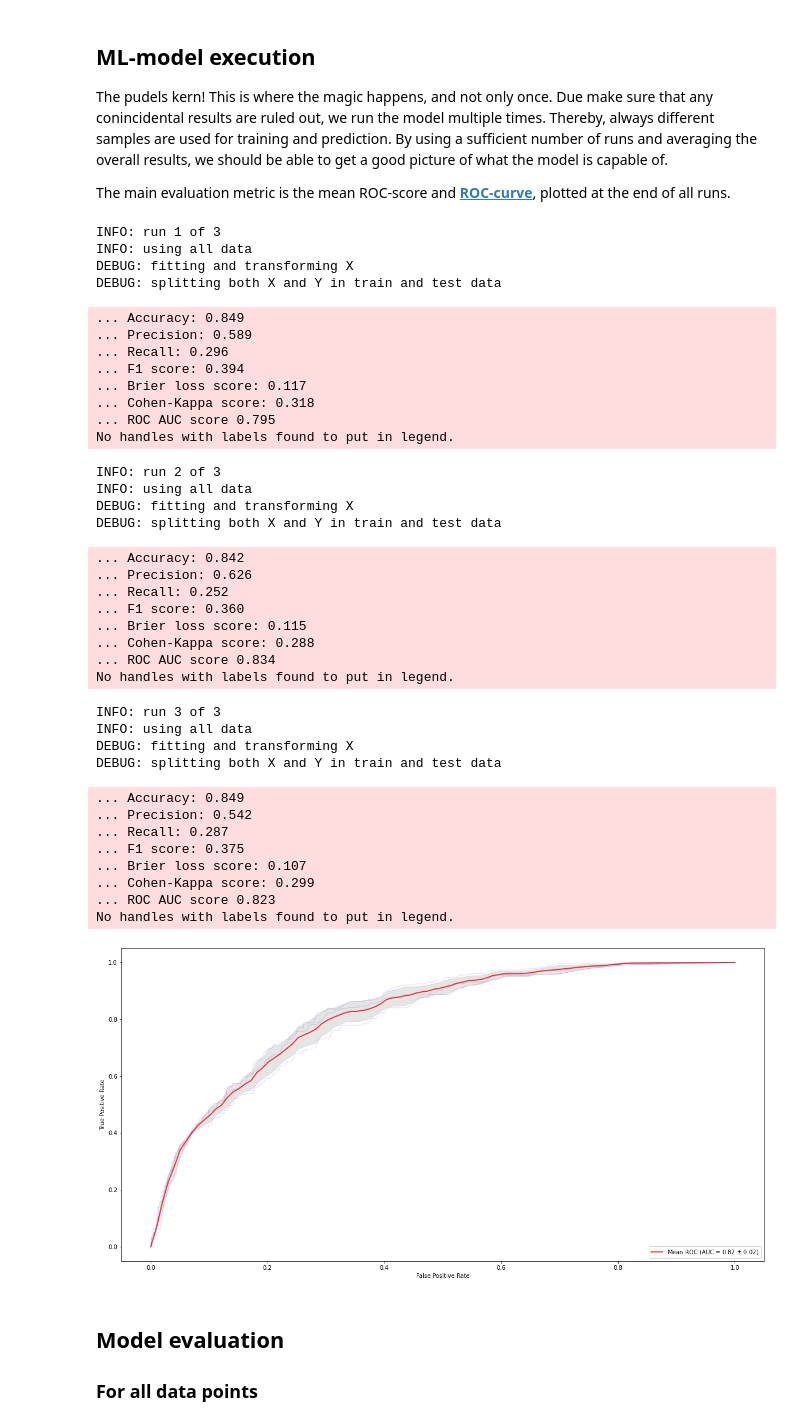
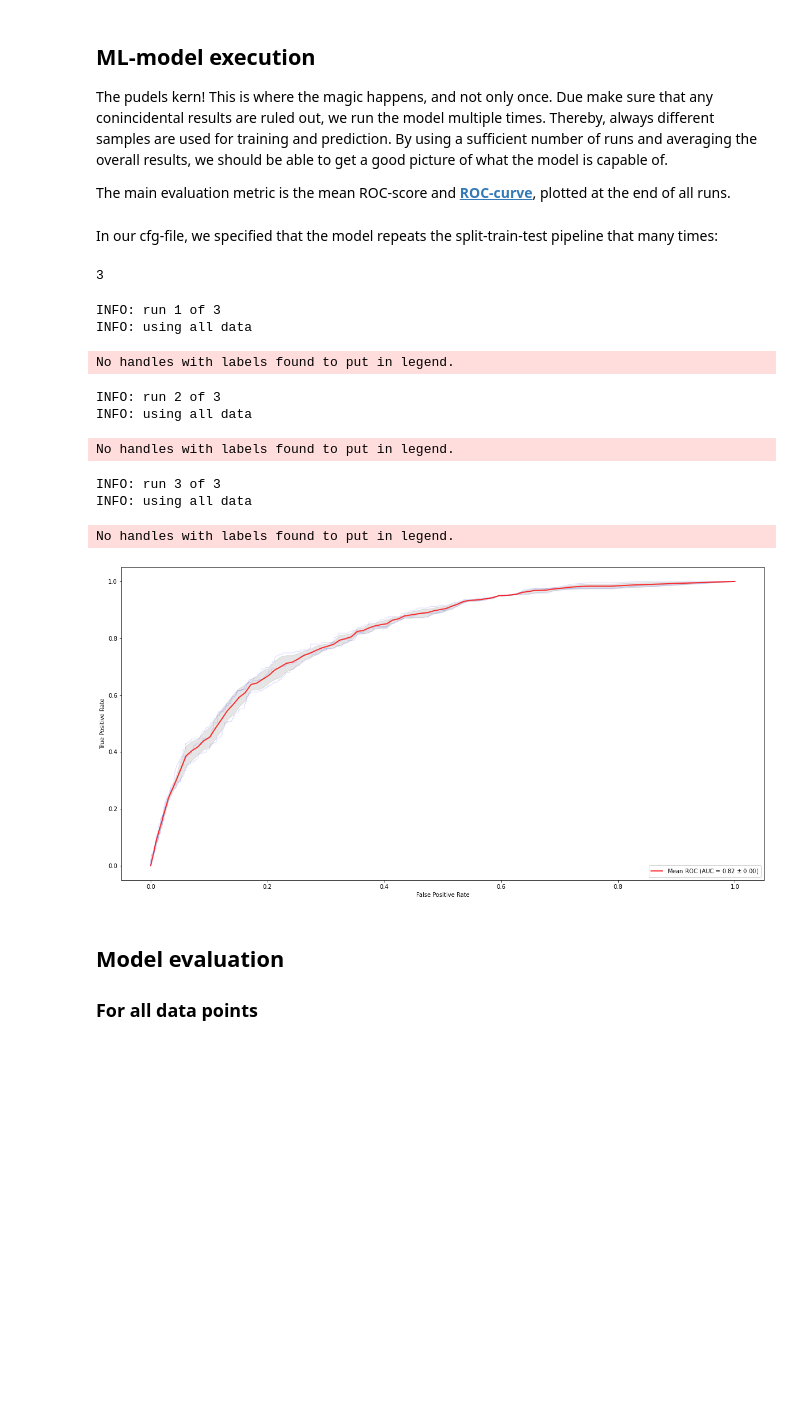
Before and after one commit to JannisHoch/copro, a Jupyter notebook: example/nb03_model_execution_and_evaluation.ipynb, the cells around one changed output. Cells and saved outputs as stored; diff of their text form; code cells hidden in the pictures; blank space fills up the shorter version.

```diff
--- a/example/nb03_model_execution_and_evaluation.ipynb
+++ b/example/nb03_model_execution_and_evaluation.ipynb
@@ -61,8 +63,8 @@ config.get('pre_calc', 'XY')
 # %% [markdown]
 Now that this is taken care of, we also need to load in the data from the very first notebook.
 # %%
-conflict_gdf = gpd.read_file(os.path.join(out_dir, 'selected_conflicts.shp'))
-selected_polygons_gdf = gpd.read_file(os.path.join(out_dir, 'selected_polygons.shp'))
+conflict_gdf = gpd.read_file('conflicts.shp')
+selected_polygons_gdf = gpd.read_file('polygons.shp')
 # %% [markdown]
 Again, for the conversion from numpy array to dataframe this requires a few more steps.
 # %%
@@ -103,6 +111,12 @@ trps, aucs, mean_fpr = evaluation.init_out_ROC_curve()
 The pudels kern! This is where the magic happens, and not only once. Due make sure that any conincidental results are ruled out, we run the model multiple times. Thereby, always different samples are used for training and prediction. By using a sufficient number of runs and averaging the overall results, we should be able to get a good picture of what the model is capable of.
 
 The main evaluation metric is the mean ROC-score and [**ROC-curve**](https://scikit-learn.org/stable/modules/generated/sklearn.metrics.plot_roc_curve.html), plotted at the end of all runs.
+# %% [markdown]
+In our cfg-file, we specified that the model repeats the split-train-test pipeline that many times:
+# %%
+config.getint('settings', 'n_runs')
+# %% [output]
+3
 # %%
 # #- create plot instance
 fig, (ax1) = plt.subplots(1, 1, figsize=(20,10))
@@ -110,64 +124,36 @@ fig, (ax1) = plt.subplots(1, 1, figsize=(20,10))
 #- go through all n model executions
 for n in range(config.getint('settings', 'n_runs')):
 
-    if config.getboolean('general', 'verbose'):
-        print('INFO: run {} of {}'.format(n+1, config.getint('settings', 'n_runs')))
+    print('INFO: run {} of {}'.format(n+1, config.getint('settings', 'n_runs')))
 
     #- run machine learning model and return outputs
     X_df, y_df, eval_dict = pipeline.run_reference(X, Y, config, scaler, clf, out_dir)
 
     #- select sub-dataset with only datapoints with observed conflicts
     X1_df, y1_df = utils.get_conflict_datapoints_only(X_df, y_df)
 
     #- append per model execution
     out_X_df = evaluation.fill_out_df(out_X_df, X_df)
     out_y_df = evaluation.fill_out_df(out_y_df, y_df)
     out_dict = evaluation.fill_out_dict(out_dict, eval_dict)
 
     #- plot ROC curve per model execution
     tprs, aucs = plots.plot_ROC_curve_n_times(ax1, clf, X_df.to_numpy(), y_df.y_test.to_list(),
                                                                   trps, aucs, mean_fpr)
 
 #- plot mean ROC curve
 plots.plot_ROC_curve_n_mean(ax1, tprs, aucs, mean_fpr)
 # %% [output]
 INFO: run 1 of 3
 INFO: using all data
-DEBUG: fitting and transforming X
-DEBUG: splitting both X and Y in train and test data
-... Accuracy: 0.849
-... Precision: 0.589
-... Recall: 0.296
-... F1 score: 0.394
-... Brier loss score: 0.117
-... Cohen-Kappa score: 0.318
-... ROC AUC score 0.795
 No handles with labels found to put in legend.
 INFO: run 2 of 3
 INFO: using all data
-DEBUG: fitting and transforming X
-DEBUG: splitting both X and Y in train and test data
-... Accuracy: 0.842
-... Precision: 0.626
-... Recall: 0.252
-... F1 score: 0.360
-... Brier loss score: 0.115
-... Cohen-Kappa score: 0.288
-... ROC AUC score 0.834
 No handles with labels found to put in legend.
 INFO: run 3 of 3
 INFO: using all data
-DEBUG: fitting and transforming X
-DEBUG: splitting both X and Y in train and test data
-... Accuracy: 0.849
-... Precision: 0.542
-... Recall: 0.287
-... F1 score: 0.375
-... Brier loss score: 0.107
-... Cohen-Kappa score: 0.299
-... ROC AUC score 0.823
 No handles with labels found to put in legend.
-[figure, old version]
+[figure, new version]
 # %% [markdown]
 ## Model evaluation
 
```
Also changed, not shown: parts of 25 cells of this notebook, 4 other files.
